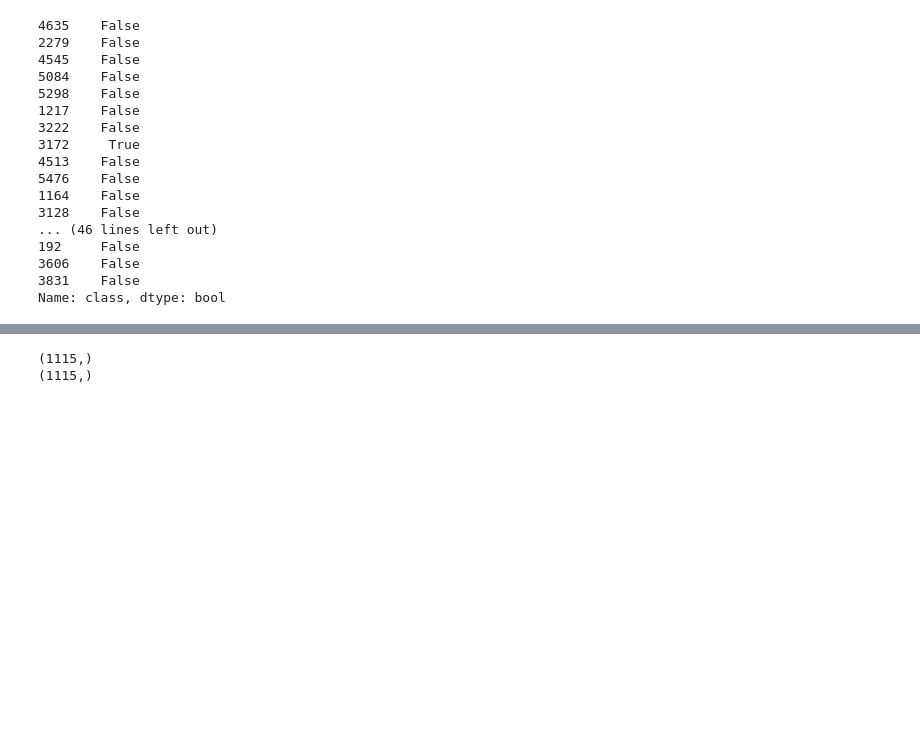
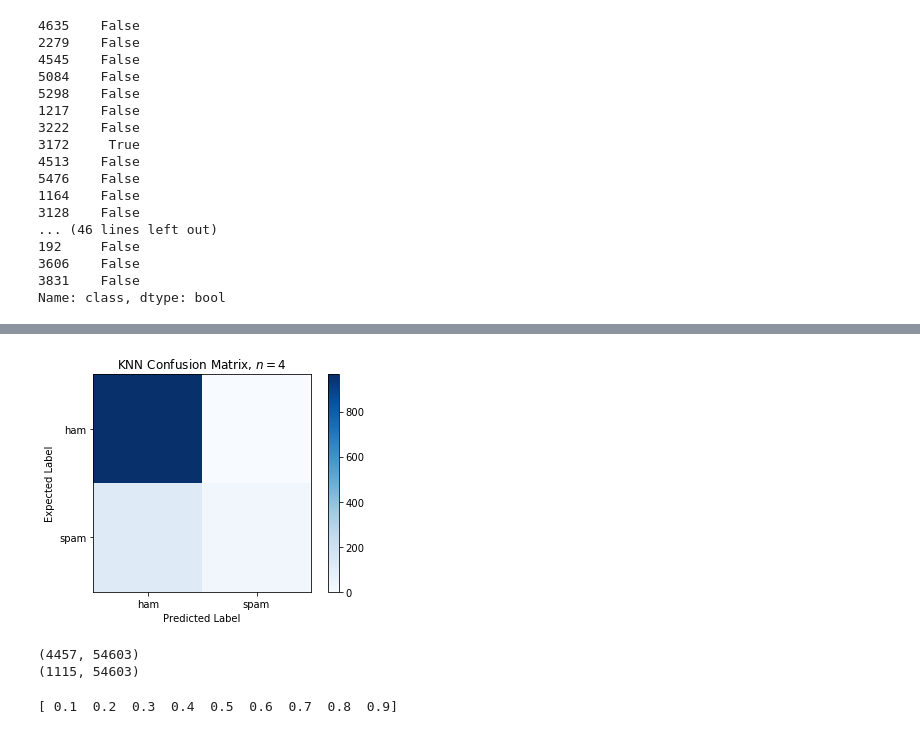
Before and after one commit to AyushSingh13/ml-project, a Jupyter notebook: raw_presentation.ipynb, the cells around one changed output, grey strips where cells are left out. Drawn from its saved outputs; the diff is of its cells as text; code cells hidden in the pictures; blank space fills up the shorter version.

```diff
--- a/raw_presentation.ipynb
+++ b/raw_presentation.ipynb
@@ -255,6 +259,41 @@ plt.show()
+# %%
+plt.imshow(confusion_matrix(y_test, prediction["KNN"]), cmap=plt.cm.Blues, interpolation='nearest')
+plt.title('KNN Confusion Matrix, $n = 4$')
+plt.colorbar()
+plt.ylabel('Expected Label')
+plt.xlabel('Predicted Label')
+tick_marks = ['ham', 'spam']
+plt.xticks([0, 1], tick_marks)
+plt.yticks([0, 1], tick_marks)
+plt.show()
+# %% [output]
+[figure, added]
 # %%
-print y_test.shape
-print prediction['KNN'].shape
+print X_train_df.shape
+print X_test_df.shape
 # %% [output]
-(1115,)
-(1115,)
+(4457, 54603)
+(1115, 54603)
+# %%
+neighbor_y = []
+test_sizes = np.linspace(.1,.9,9)
+neighbor_x = range(1,41)
+print test_sizes
+
+vect = CountVectorizer(analyzer='word', stop_words='english') #uses 1 - 3 word length grams
+
+for j in test_sizes:
+    X_train,X_test,y_train,y_test = train_test_split(
+        messages["text"],messages["class"], test_size = j, random_state = 10)
+    vect.fit(X_train)
+    X_train_df = vect.transform(X_train)
+    X_test_df = vect.transform(X_test)
+    loc_y = []
+    for i in neighbor_x:
+        model = KNeighborsClassifier(n_neighbors=i)
+        model.fit(X_train_df, y_train)
+        prediction = model.predict(X_test_df)
+        loc_y.append(accuracy_score(y_test, prediction))
+    neighbor_y.append(loc_y)
+# %% [output]
+[ 0.1  0.2  0.3  0.4  0.5  0.6  0.7  0.8  0.9]
```
Also changed, not shown: parts of 9 cells of this notebook.
